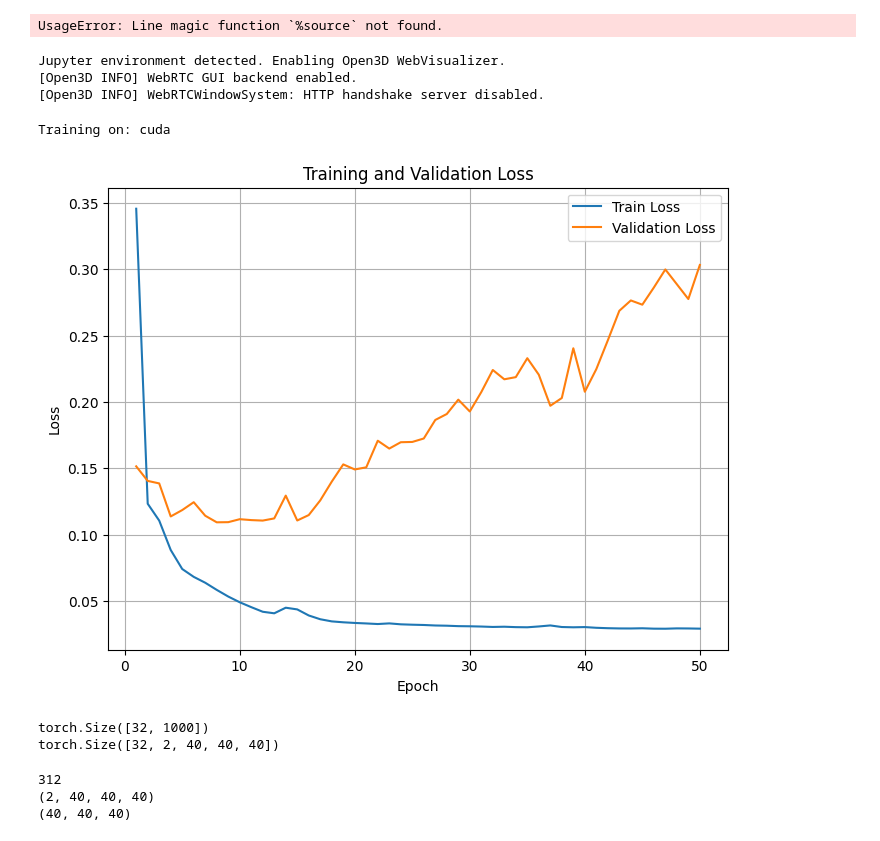
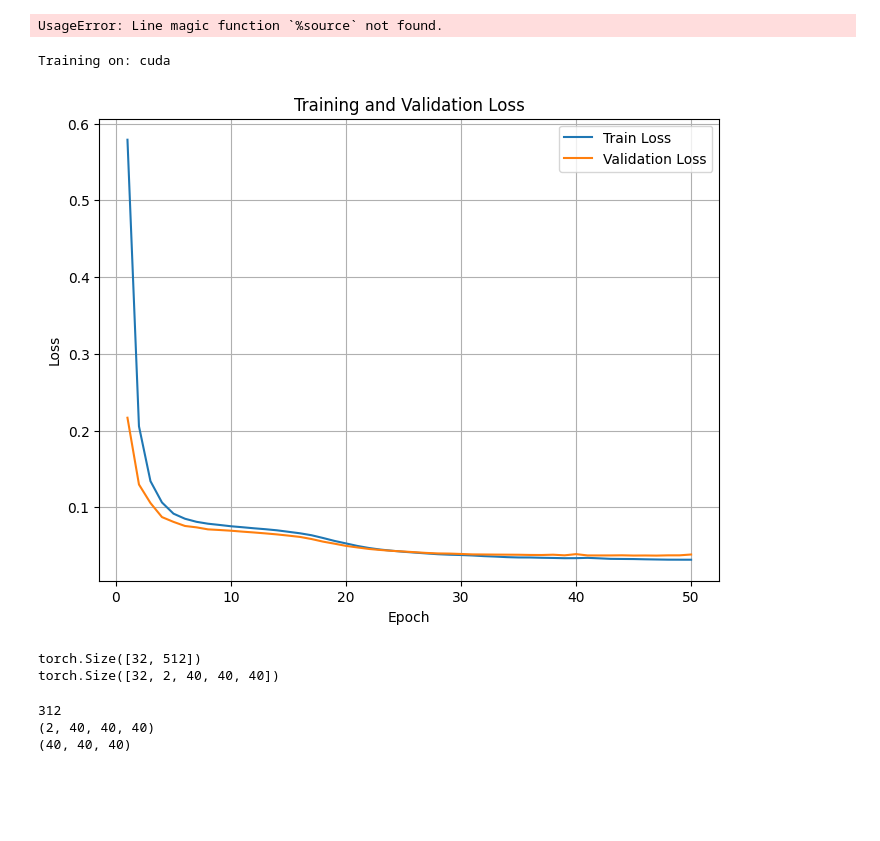
Before and after one commit to Pitcherrr/Active_Search, a Jupyter notebook: src/active_search/scripts/autoencoder.ipynb, the cells around one changed output. Saved outputs shown, nothing was run; the diff lists cells and outputs as text; code cells hidden in the pictures; blank space fills up the shorter version.

```diff
--- a/src/active_search/scripts/autoencoder.ipynb
+++ b/src/active_search/scripts/autoencoder.ipynb
@@ -13,6 +13,7 @@ import numpy as np
 import open3d as o3d
 import matplotlib.pyplot as plt
 import re
+import random
 from tqdm import trange
 
 LATENT_CODE_SIZE = 128
@@ -250,7 +251,7 @@ def train_autoencoder(train_data, val_data, num_epochs, batch_size):
 
     # try 2 loss function one for the
     criterion = nn.BCELoss()
-    optimizer = optim.Adam(autoencoder.parameters(), lr=0.001)
+    optimizer = optim.Adam(autoencoder.parameters(), lr=0.00005)
 
     train_loader = torch.utils.data.DataLoader(train_data, batch_size=batch_size, shuffle=True)
     val_loader = torch.utils.data.DataLoader(val_data, batch_size=batch_size, shuffle=False)
@@ -322,39 +323,37 @@ def get_pcd_file_paths(directory_path):
     # Sort the file paths numerically based on the numeric part of the filename
     file_paths.sort(key=lambda x: (int(re.search(r'\d+', x).group()), "occ" in x, x))
     return file_paths
-# %% [output]
-Jupyter environment detected. Enabling Open3D WebVisualizer.
-[Open3D INFO] WebRTC GUI backend enabled.
-[Open3D INFO] WebRTCWindowSystem: HTTP handshake server disabled.
 # %%
 rospack = rospkg.RosPack()
 # pkg_root = Path(rospack.get_path("active_search"))
 data_folder_path = "/home/pitcher/dev_ws/thesis_ws/active_search/src/active_search/training/"
 file_paths = get_pcd_file_paths(data_folder_path)  # List of file paths to your .pcd files
 voxel_grids = load_voxel_grids(file_paths)
+
+random.shuffle(voxel_grids)
 
 # Convert to PyTorch tensors and flatten the voxel grids
 # voxel_tensors = torch.tensor(np.asarray(voxel_grids).reshape(-1, 40*40*40), dtype=torch.float32)
 voxel_tensors = torch.tensor(np.asarray(voxel_grids), dtype=torch.float32)
 
 num_data = int(voxel_tensors.shape[0]*0.9)
 data = voxel_tensors[:num_data]
 holdout_data = voxel_tensors[num_data:]
 
 # Split into training and validation sets
 num_train_samples = int(data.shape[0]*0.8)
 train_data = data[:num_train_samples]
 val_data = data[num_train_samples:]
 
 # Define autoencoder parameters
 num_epochs = 50
 batch_size = 16
 
 # Train the autoencoder
 trained_autoencoder = train_autoencoder(train_data, val_data, num_epochs, batch_size)
 # %% [output]
 Training on: cuda
-[figure, old version]
+[figure, new version]
 # %%
 encoded_voxel = encode_voxel_grids(trained_autoencoder, holdout_data)
 
@@ -365,7 +364,7 @@ print(decoded_voxel.shape)
 holdout_grids = split_combined_voxel_grids(holdout_data.cpu().data.numpy())
 decoded_grids = split_combined_voxel_grids(decoded_voxel.cpu().data.numpy())
 # %% [output]
-torch.Size([32, 1000])
+torch.Size([32, 512])
 torch.Size([32, 2, 40, 40, 40])
 # %%
 print(len(voxel_grids))
```
Also changed, not shown: parts of 1 cell of this notebook, 1 other file.
